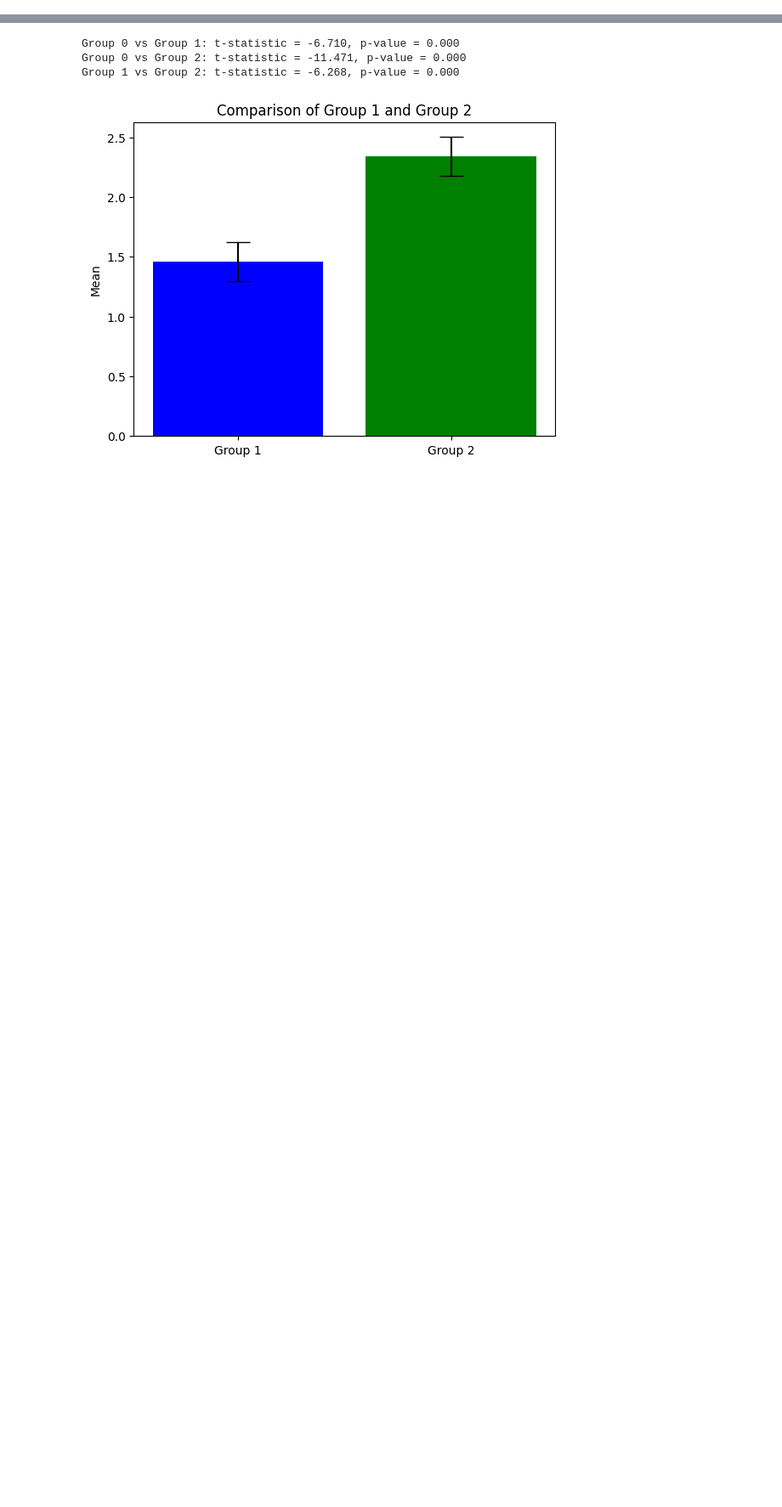
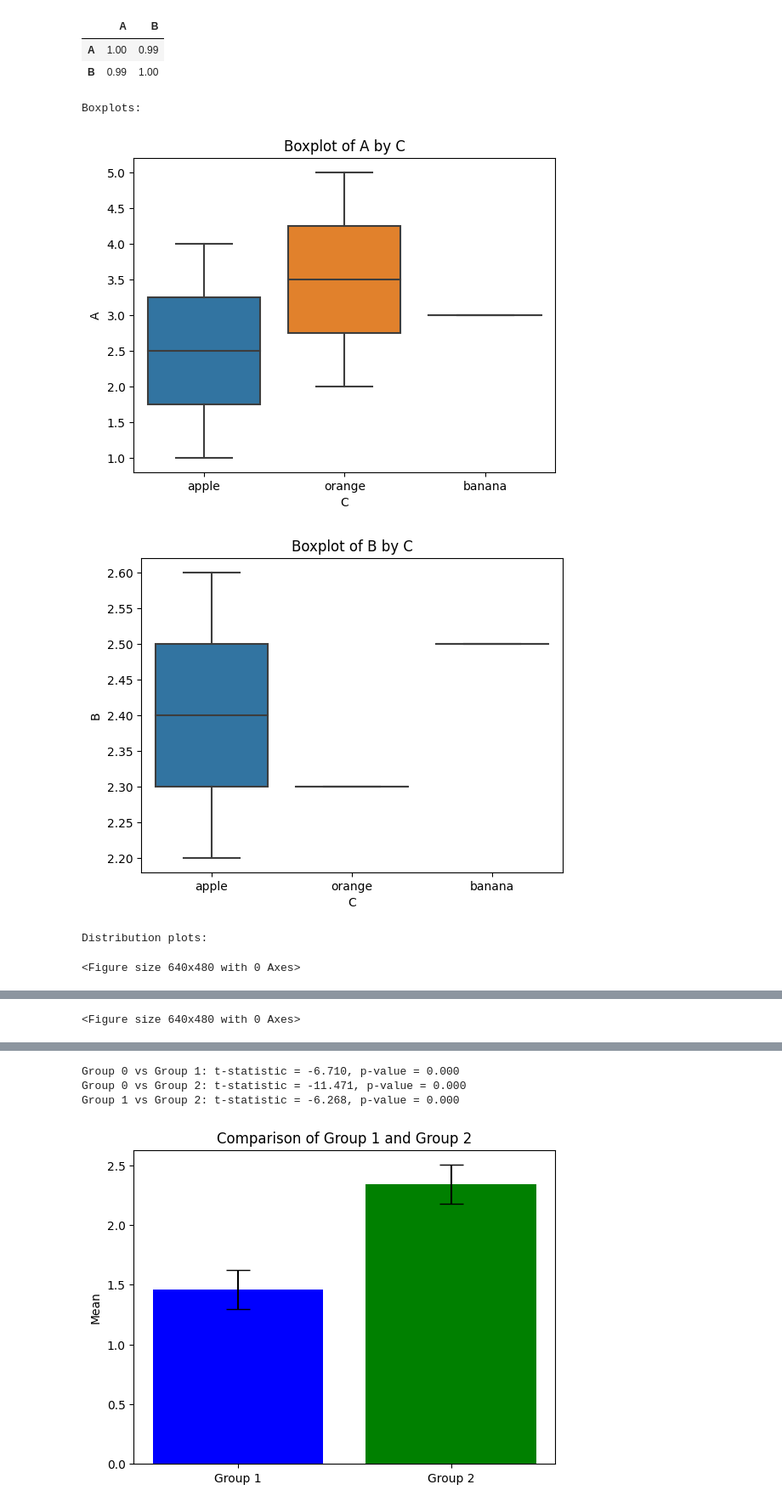
Before and after one commit to davidrkearney/pystats, a Jupyter notebook: test2.ipynb, the cells around one changed output, grey strips where cells are left out. Shown at 85% size. Cells and saved outputs as stored; diff of their text form; code cells hidden in the pictures; blank space fills up the shorter version.

```diff
--- a/test2.ipynb
+++ b/test2.ipynb
@@ -3,0 +3,12 @@ from t_tests import *
+# %%
+import pandas as pd
+
+data = {
+    "A": [1, 2, 3, 4, 5],
+    "B": [2.2, 2.3, 2.5, 2.6, None],
+    "C": ["apple", "orange", "banana", "apple", "orange"],
+}
+
+df = pd.DataFrame(data)
+basic_eda(df)
+# %% [output]
@@ -3,0 +32,8 @@ from t_tests import *
+|  | A | B |
+| A | 1.00 | 0.99 |
+| B | 0.99 | 1.00 |
+Boxplots:
+[figure, added]
+[figure, added]
+Distribution plots:
+<Figure size 640x480 with 0 Axes>
@@ -3,0 +41 @@ from t_tests import *
+<Figure size 640x480 with 0 Axes>
```
Also changed, not shown: parts of 3 cells of this notebook, 1 other file.
